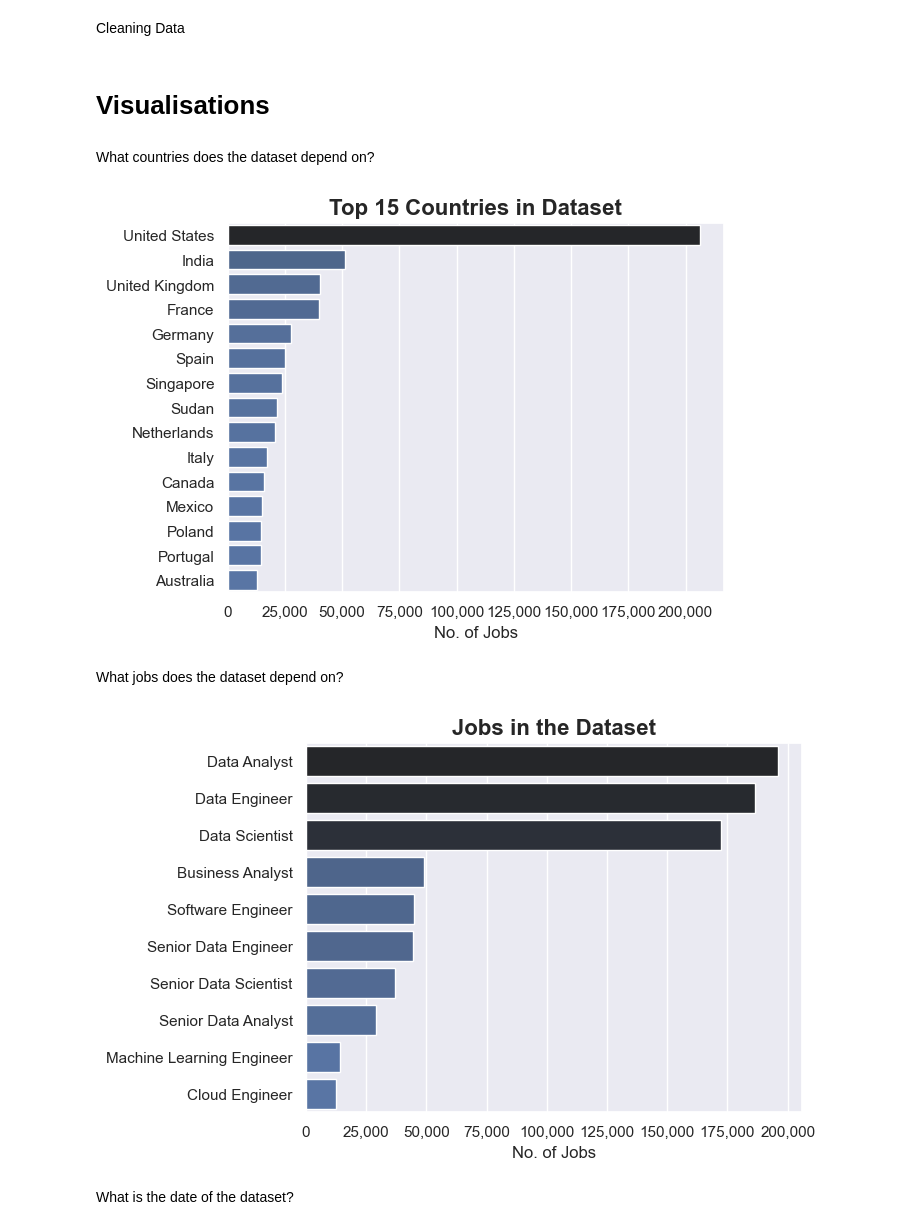
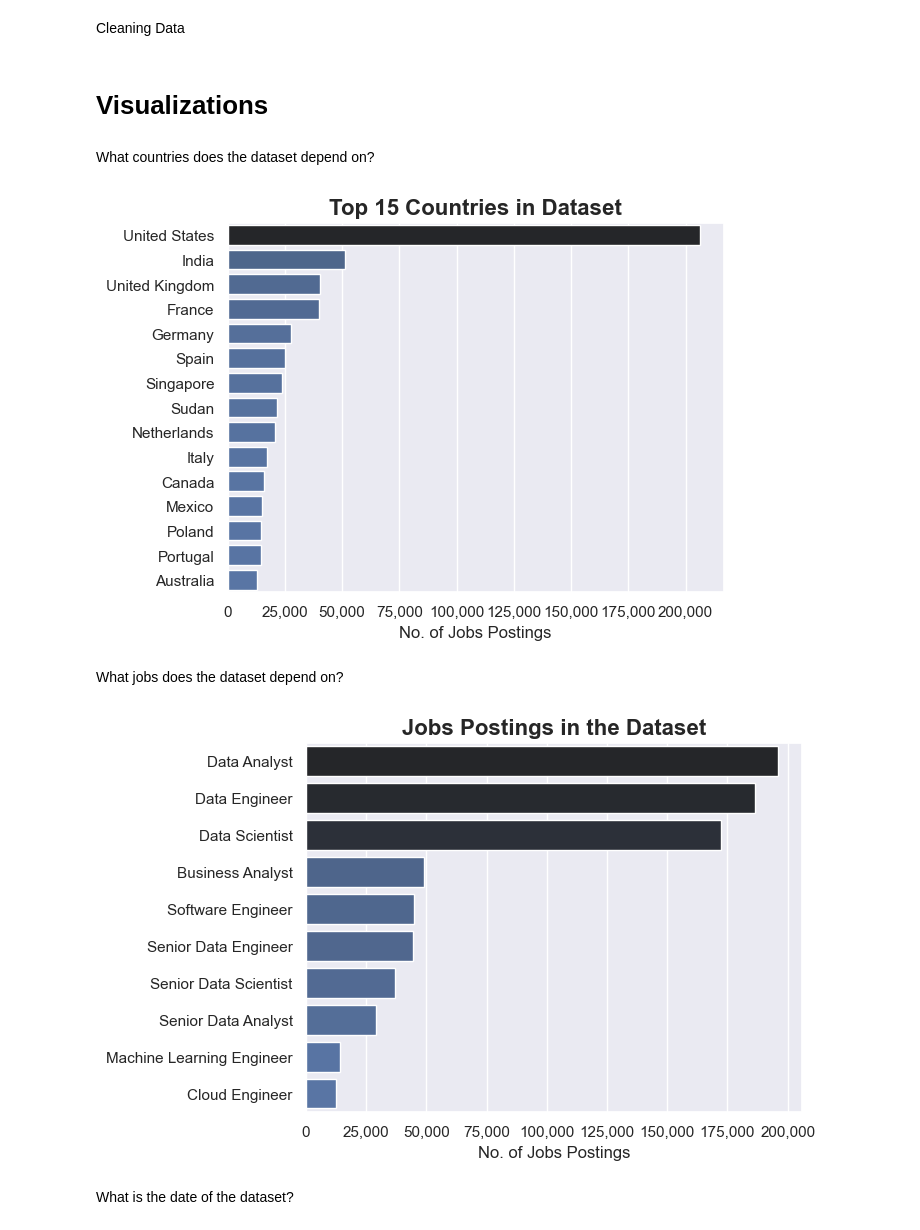
Before and after one commit to Mo-Ahmed05/Data-Jobs-Analysis, a Jupyter notebook: Explore the Data.ipynb, the cells around one changed output. Drawn from its saved outputs; the diff is of its cells as text; code cells hidden in the pictures.

```diff
--- a/Explore the Data.ipynb
+++ b/Explore the Data.ipynb
@@ -43,7 +43,7 @@ Cleaning Data
 # Cleaning the date column
 df["job_posted_date"] = pd.to_datetime(df["job_posted_date"])
 # %% [markdown]
-# Visualisations
+# Visualizations
 # %% [markdown]
 What countries does the dataset depend on?
 # %%
@@ -56,28 +56,28 @@ plt.gca().xaxis.set_major_formatter(mtick.FuncFormatter(lambda x, pos: format(in
 
 plt.title('Top 15 Countries in Dataset', fontweight='bold', size=16)
 plt.ylabel('')
-plt.xlabel('No. of Jobs')
+plt.xlabel('No. of Jobs Postings')
 
 plt.show()
 # %% [output]
-[figure, old version]
+[figure, new version]
 # %% [markdown]
 What jobs does the dataset depend on?
 # %%
 jobs = df['job_title_short'].value_counts().to_frame()
 
 sns.set_theme()
 sns.barplot(data=jobs, x='count', y=jobs.index, hue='count', legend=False, palette='dark:b_r')
 
 plt.gca().xaxis.set_major_formatter(mtick.FuncFormatter(lambda x, pos: format(int(x), ",")))
 
-plt.title('Jobs in the Dataset', fontweight='bold', size=16)
+plt.title('Jobs Postings in the Dataset', fontweight='bold', size=16)
 plt.ylabel('')
-plt.xlabel('No. of Jobs')
+plt.xlabel('No. of Jobs Postings')
 
 plt.show()
 # %% [output]
-[figure, old version]
+[figure, new version]
 # %% [markdown]
 What is the date of the dataset?
 # %%
```
Also changed, not shown: parts of 2 cells of this notebook, 15 other files.
